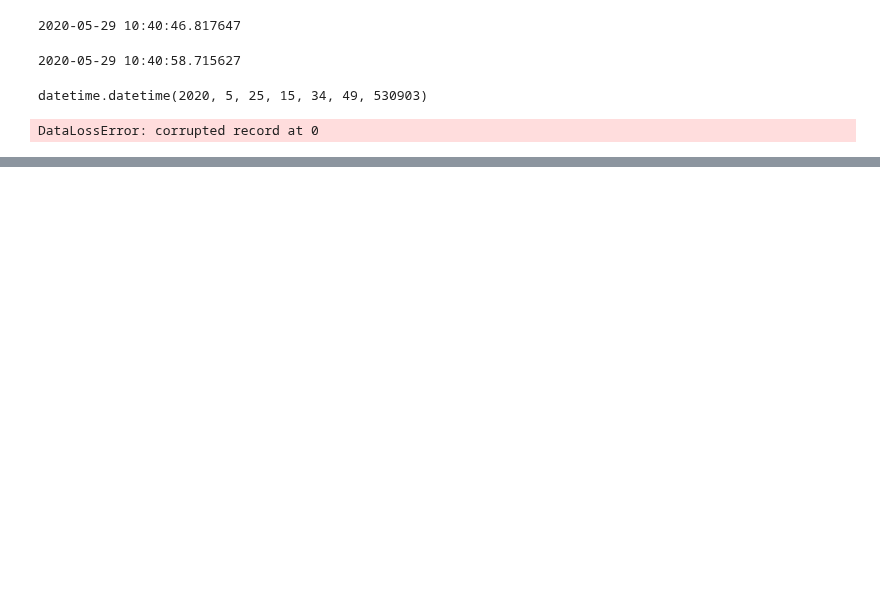
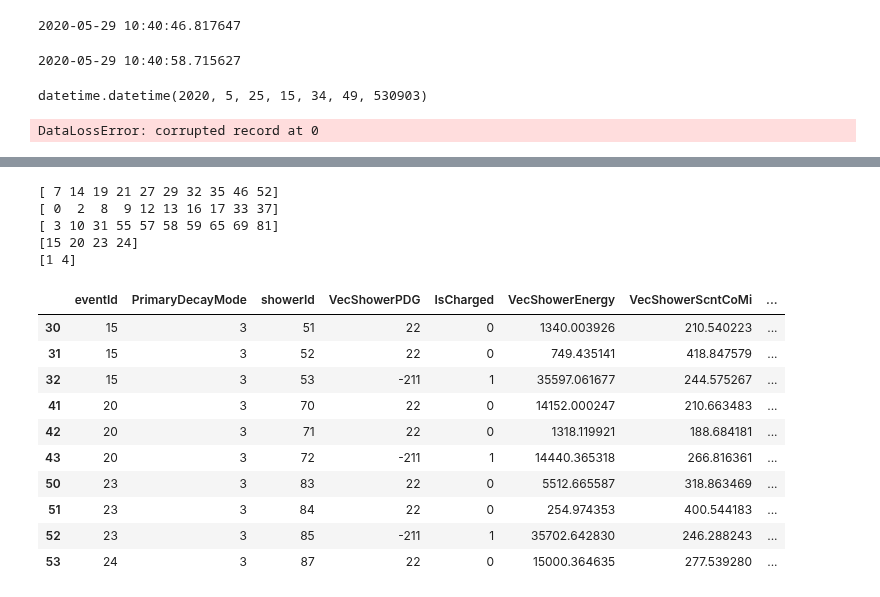
Before and after one commit to mollyhjorthjensen/DREAM, a Jupyter notebook: Analysis/run_clustering.ipynb, the cells around one changed output, grey strips where cells are left out. Cells and saved outputs as stored; diff of their text form; code cells hidden in the pictures; blank space fills up the shorter version.

```diff
--- a/Analysis/run_clustering.ipynb
+++ b/Analysis/run_clustering.ipynb
@@ -225,0 +341,23 @@ pd.read_csv(os.path.join(DATA_DIR, 'truth.csv'))
+# %%
+for i in range(5):
+    print(df.loc[df.PrimaryDecayMode == i].head(10).eventId.unique())
+# %% [output]
+[ 7 14 19 21 27 29 32 35 46 52]
+[ 0  2  8  9 12 13 16 17 33 37]
+[ 3 10 31 55 57 58 59 65 69 81]
+[15 20 23 24]
+[1 4]
+# %%
+df.loc[df.PrimaryDecayMode == 3].head(10)
+# %% [output]
+|  | eventId | PrimaryDecayMode | showerId | VecShowerPDG | IsCharged | VecShowerEnergy | VecShowerScntCoMi | ... |
+| 30 | 15 | 3 | 51 | 22 | 0 | 1340.003926 | 210.540223 | ... |
+| 31 | 15 | 3 | 52 | 22 | 0 | 749.435141 | 418.847579 | ... |
+| 32 | 15 | 3 | 53 | -211 | 1 | 35597.061677 | 244.575267 | ... |
+| 41 | 20 | 3 | 70 | 22 | 0 | 14152.000247 | 210.663483 | ... |
+| 42 | 20 | 3 | 71 | 22 | 0 | 1318.119921 | 188.684181 | ... |
+| 43 | 20 | 3 | 72 | -211 | 1 | 14440.365318 | 266.816361 | ... |
+| 50 | 23 | 3 | 83 | 22 | 0 | 5512.665587 | 318.863469 | ... |
+| 51 | 23 | 3 | 84 | 22 | 0 | 254.974353 | 400.544183 | ... |
+| 52 | 23 | 3 | 85 | -211 | 1 | 35702.642830 | 246.288243 | ... |
+| 53 | 24 | 3 | 87 | 22 | 0 | 15000.364635 | 277.539280 | ... |
```
Also changed, not shown: parts of 9 cells of this notebook, 2 other files.
